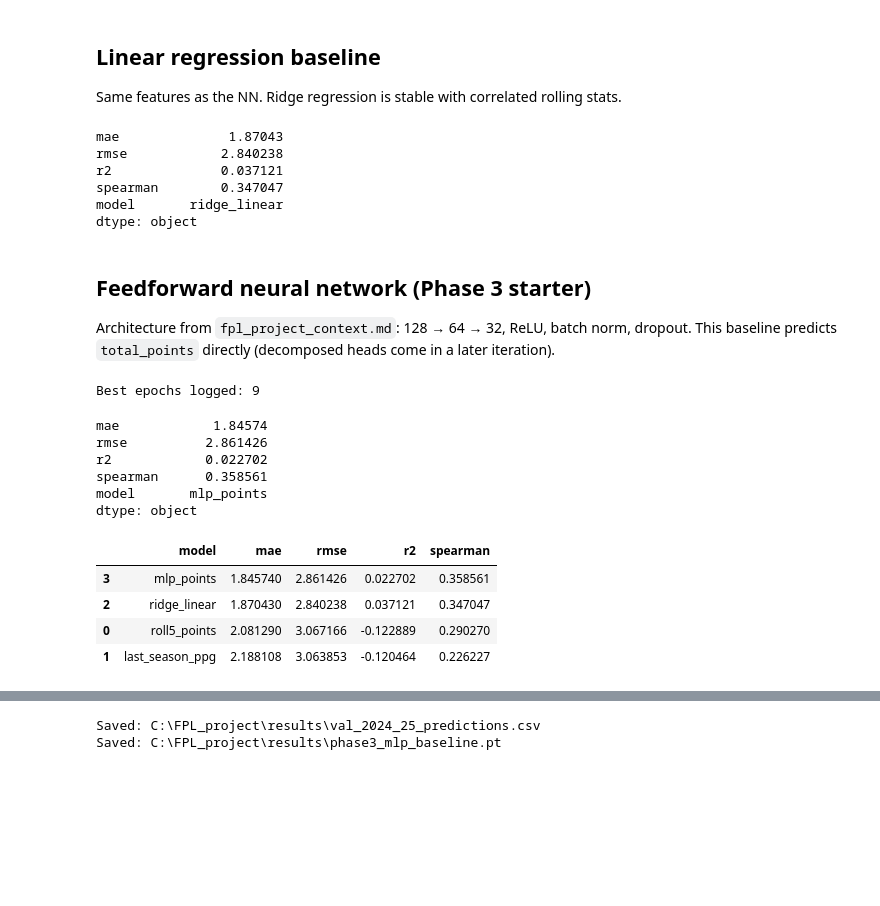
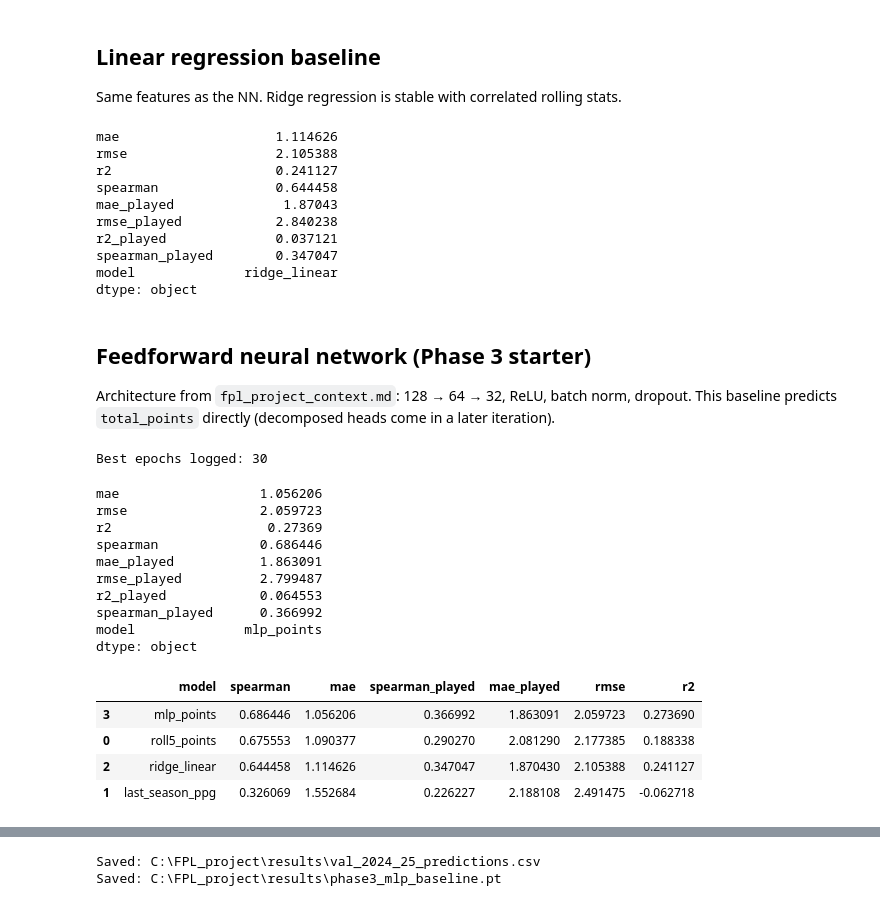
Before and after one commit to Karmosav/FPL_project, a Jupyter notebook: notebooks/02_phase3_baseline_model.ipynb, the cells around one changed output, grey strips where cells are left out. Cells and saved outputs as stored; diff of their text form; code cells hidden in the pictures; blank space fills up the shorter version.

```diff
--- a/notebooks/02_phase3_baseline_model.ipynb
+++ b/notebooks/02_phase3_baseline_model.ipynb
@@ -126,9 +138,9 @@ No fitting — use features already in the v1 dataset.
 # %%
 def eval_heuristic(name: str, val: pd.DataFrame, pred_col: str) -> dict:
     mask = scored_mask(val)
-    y = val.loc[mask, TARGET].to_numpy()
-    pred = val.loc[mask, pred_col].fillna(0.0).to_numpy()
-    out = regression_metrics(y, pred)
+    y = val[TARGET].to_numpy()
+    pred = val[pred_col].fillna(0.0).to_numpy()
+    out = eval_both_slices(y, pred, mask)
     out["model"] = name
     return out
 
@@ -162,15 +174,19 @@ ridge.fit(X_train_s, y_train)
 val_pred_ridge = ridge.predict(X_val_s)
 mask = scored_mask(val_df)
 
-ridge_metrics = regression_metrics(y_val[mask], val_pred_ridge[mask])
+ridge_metrics = eval_both_slices(y_val, val_pred_ridge, mask)
 ridge_metrics["model"] = "ridge_linear"
 pd.Series(ridge_metrics)
 # %% [output]
-mae              1.87043
-rmse            2.840238
-r2              0.037121
-spearman        0.347047
-model       ridge_linear
+mae                    1.114626
+rmse                   2.105388
+r2                     0.241127
+spearman               0.644458
+mae_played              1.87043
+rmse_played            2.840238
+r2_played              0.037121
+spearman_played        0.347047
+model              ridge_linear
 dtype: object
 # %% [markdown]
 ## Feedforward neural network (Phase 3 starter)
@@ -223,14 +239,14 @@ def train_mlp(
 
     X_val_t = torch.tensor(X_val_s, dtype=torch.float32, device=DEVICE)
     y_val_t = torch.tensor(y_val, dtype=torch.float32, device=DEVICE)
-    val_idx = torch.tensor(np.where(val_mask)[0], device=DEVICE)
+    y_val_np = y_val
 
     optimizer = torch.optim.Adam(model.parameters(), lr=lr)
-    scheduler = torch.optim.lr_scheduler.ReduceLROnPlateau(optimizer, mode="min", factor=0.5, patience=2)
+    scheduler = torch.optim.lr_scheduler.ReduceLROnPlateau(optimizer, mode="max", factor=0.5, patience=2)
     loss_fn = nn.MSELoss()
 
     best_state = None
-    best_val_mae = float("inf")
+    best_val_rho = -1.0
     stale = 0
     history = []
 
@@ -249,16 +265,20 @@ def train_mlp(
         model.eval()
         with torch.no_grad():
             val_pred = model(X_val_t)
-            val_mae = mean_absolute_error(
-                y_val_t[val_idx].cpu().numpy(),
-                val_pred[val_idx].cpu().numpy(),
-            )
+            val_pred_np = val_pred.cpu().numpy()
+            val_rho = spearmanr(y_val_np, val_pred_np).statistic
+            val_mae = mean_absolute_error(y_val_np, val_pred_np)
 
-        scheduler.step(val_mae)
-        history.append({"epoch": epoch, "train_mse": float(np.mean(train_losses)), "val_mae_played": val_mae})
+        scheduler.step(val_rho)
+        history.append({
+            "epoch": epoch,
+            "train_mse": float(np.mean(train_losses)),
+            "val_spearman_all": val_rho,
+            "val_mae_all": val_mae,
+        })
 
-        if val_mae < best_val_mae:
-            best_val_mae = val_mae
+        if val_rho > best_val_rho:
+            best_val_rho = val_rho
             best_state = {k: v.detach().cpu().clone() for k, v in model.state_dict().items()}
             stale = 0
         else:
@@ -282,26 +302,32 @@ nn_model, val_pred_nn, train_history = train_mlp(
     scored_mask(val_df),
 )
 
-nn_metrics = regression_metrics(y_val[scored_mask(val_df)], val_pred_nn[scored_mask(val_df)])
+nn_metrics = eval_both_slices(y_val, val_pred_nn, scored_mask(val_df))
 nn_metrics["model"] = "mlp_points"
 print("Best epochs logged:", len(train_history))
 pd.Series(nn_metrics)
 # %% [output]
-Best epochs logged: 9
+Best epochs logged: 30
-mae            1.84574
-rmse          2.861426
-r2            0.022702
-spearman      0.358561
-model       mlp_points
+mae                  1.056206
+rmse                 2.059723
+r2                    0.27369
+spearman             0.686446
+mae_played           1.863091
+rmse_played          2.799487
+r2_played            0.064553
+spearman_played      0.366992
+model              mlp_points
 dtype: object
 # %%
 comparison = pd.DataFrame(baseline_rows + [ridge_metrics, nn_metrics])
-comparison = comparison[["model", "mae", "rmse", "r2", "spearman"]].sort_values("mae")
+show_cols = ["model", "spearman", "mae", "spearman_played", "mae_played", "rmse", "r2"]
+show_cols = [c for c in show_cols if c in comparison.columns]
+comparison = comparison[show_cols].sort_values("spearman", ascending=False)
 comparison
 # %% [output]
-|  | model | mae | rmse | r2 | spearman |
-| 3 | mlp_points | 1.845740 | 2.861426 | 0.022702 | 0.358561 |
-| 2 | ridge_linear | 1.870430 | 2.840238 | 0.037121 | 0.347047 |
-| 0 | roll5_points | 2.081290 | 3.067166 | -0.122889 | 0.290270 |
-| 1 | last_season_ppg | 2.188108 | 3.063853 | -0.120464 | 0.226227 |
+|  | model | spearman | mae | spearman_played | mae_played | rmse | r2 |
+| 3 | mlp_points | 0.686446 | 1.056206 | 0.366992 | 1.863091 | 2.059723 | 0.273690 |
+| 0 | roll5_points | 0.675553 | 1.090377 | 0.290270 | 2.081290 | 2.177385 | 0.188338 |
+| 2 | ridge_linear | 0.644458 | 1.114626 | 0.347047 | 1.870430 | 2.105388 | 0.241127 |
+| 1 | last_season_ppg | 0.326069 | 1.552684 | 0.226227 | 2.188108 | 2.491475 | -0.062718 |
 # %%
```
Also changed, not shown: parts of 5 cells of this notebook, 15 other files.
